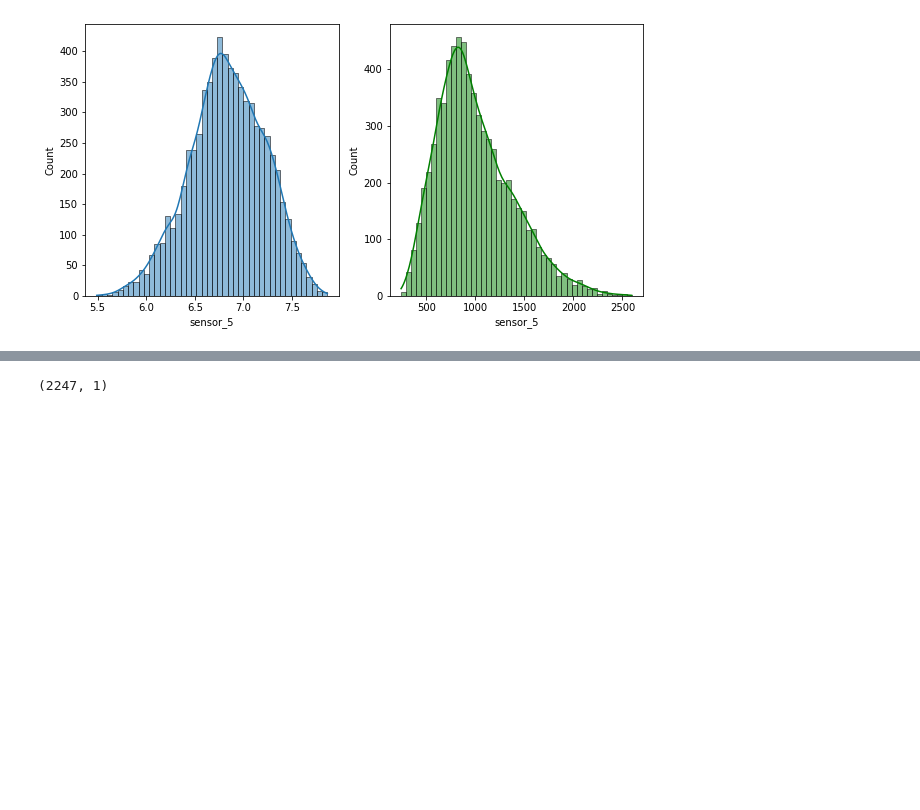
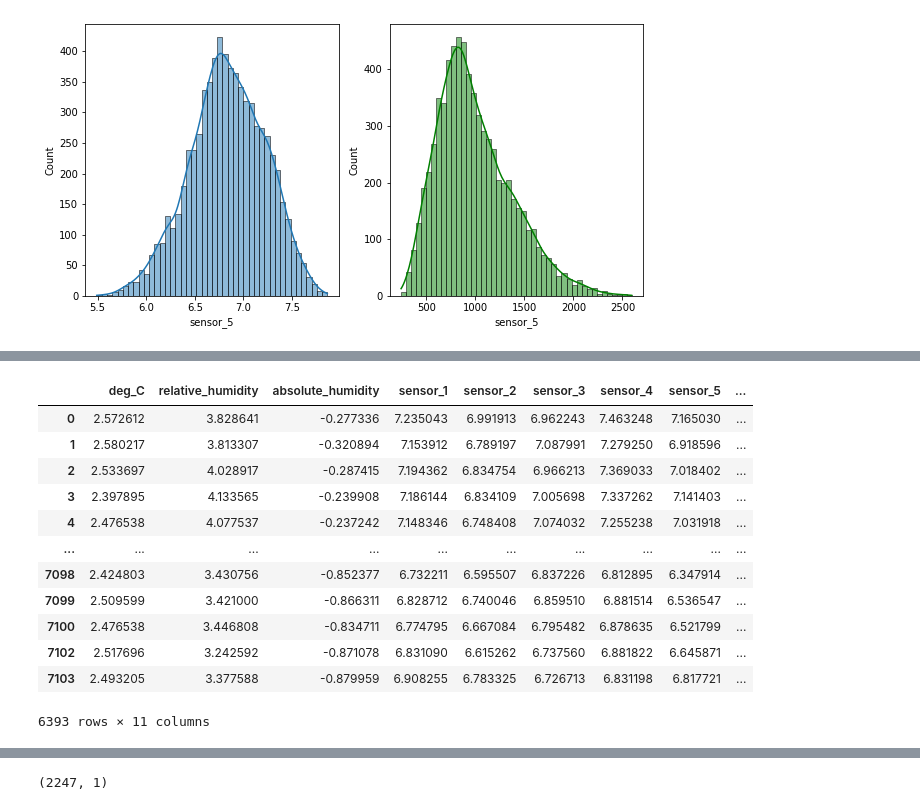
Before and after one commit to akhil14shukla/Tabular-Playground, a Jupyter notebook: main.ipynb, the cells around one changed output, grey strips where cells are left out. Drawn from its saved outputs; the diff is of its cells as text; code cells hidden in the pictures; blank space fills up the shorter version.

```diff
--- a/main.ipynb
+++ b/main.ipynb
@@ -61 +80,28 @@ for i in df1.columns[:-3]:
+# %%
+
+def remove_outlier_IQR(df):
+    Q1=df.quantile(0.25)
+    Q3=df.quantile(0.75)
+    IQR=Q3-Q1
+    df_final = df[~((df < (Q1 - 1.5 * IQR)) |(df > (Q3 + 1.5 * IQR))).any(axis=1)]
+    return df_final
+# %%
+df3 = df1.copy()
+df3 = remove_outlier_IQR(df3)
+# %%
+df3
+# %% [output]
+|  | deg_C | relative_humidity | absolute_humidity | sensor_1 | sensor_2 | sensor_3 | sensor_4 | sensor_5 | ... |
+| 0 | 2.572612 | 3.828641 | -0.277336 | 7.235043 | 6.991913 | 6.962243 | 7.463248 | 7.165030 | ... |
+| 1 | 2.580217 | 3.813307 | -0.320894 | 7.153912 | 6.789197 | 7.087991 | 7.279250 | 6.918596 | ... |
+| 2 | 2.533697 | 4.028917 | -0.287415 | 7.194362 | 6.834754 | 6.966213 | 7.369033 | 7.018402 | ... |
+| 3 | 2.397895 | 4.133565 | -0.239908 | 7.186144 | 6.834109 | 7.005698 | 7.337262 | 7.141403 | ... |
+| 4 | 2.476538 | 4.077537 | -0.237242 | 7.148346 | 6.748408 | 7.074032 | 7.255238 | 7.031918 | ... |
+| ... | ... | ... | ... | ... | ... | ... | ... | ... | ... |
+| 7098 | 2.424803 | 3.430756 | -0.852377 | 6.732211 | 6.595507 | 6.837226 | 6.812895 | 6.347914 | ... |
+| 7099 | 2.509599 | 3.421000 | -0.866311 | 6.828712 | 6.740046 | 6.859510 | 6.881514 | 6.536547 | ... |
+| 7100 | 2.476538 | 3.446808 | -0.834711 | 6.774795 | 6.667084 | 6.795482 | 6.878635 | 6.521799 | ... |
+| 7102 | 2.517696 | 3.242592 | -0.871078 | 6.831090 | 6.615262 | 6.737560 | 6.881822 | 6.645871 | ... |
+| 7103 | 2.493205 | 3.377588 | -0.879959 | 6.908255 | 6.783325 | 6.726713 | 6.831198 | 6.817721 | ... |
+6393 rows × 11 columns
 # %%
```
Also changed, not shown: parts of 8 cells of this notebook.
